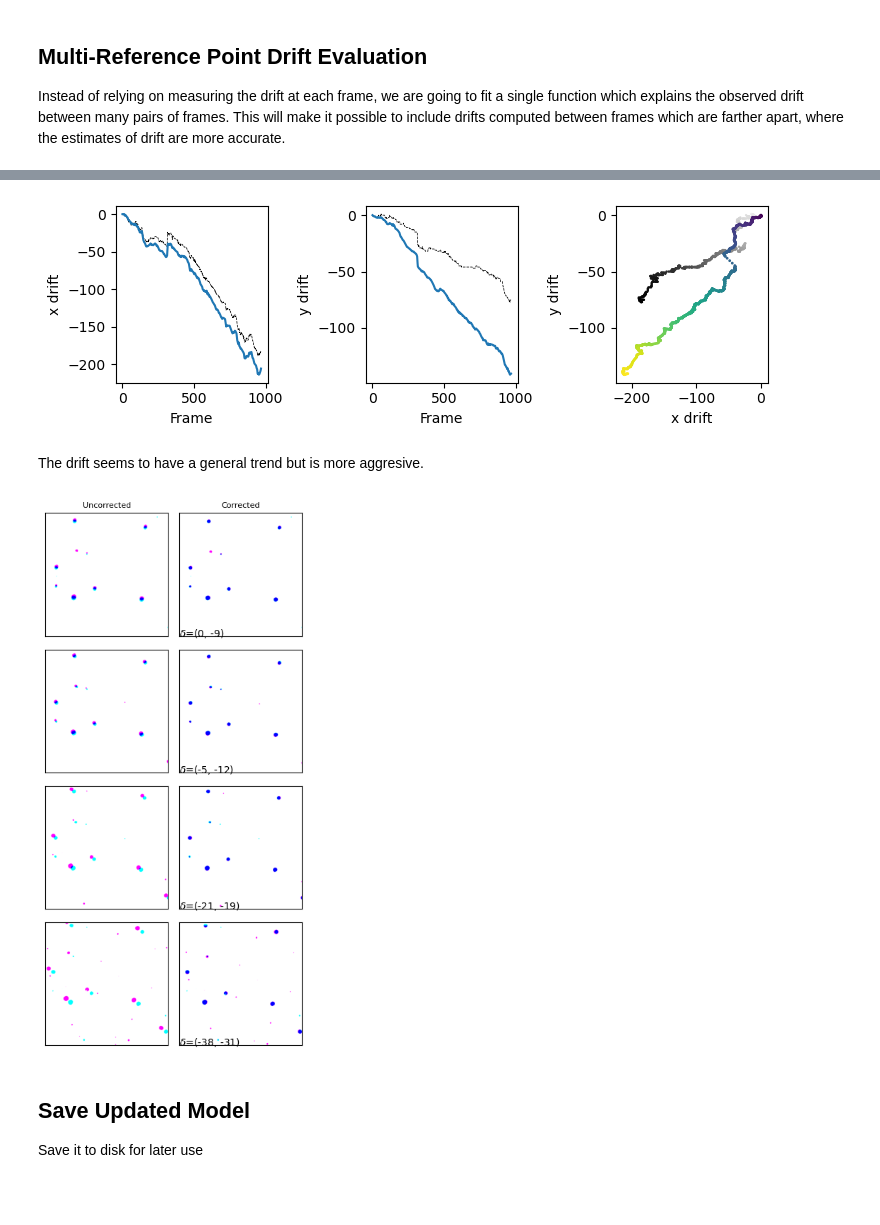
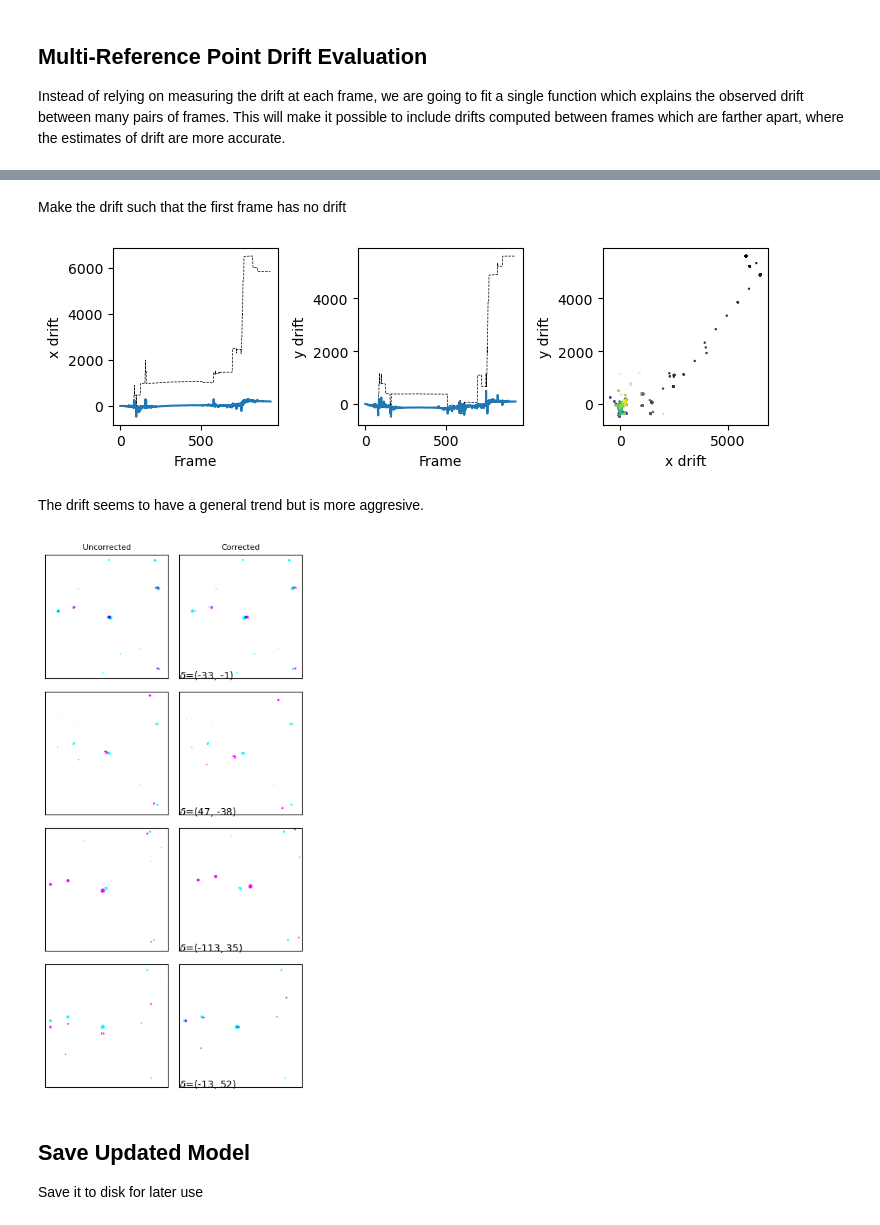
Before and after one commit to ivem-argonne/learning-damage-dynamics, a Jupyter notebook: 0_drift-correction/0_align-with-ffts.ipynb, the cells around one changed output, grey strips where cells are left out. Drawn from its saved outputs; the diff is of its cells as text; code cells hidden in the pictures; blank space fills up the shorter version.

Commit message:
Switch to llsq-based multiref drift detection

```diff
--- a/0_drift-correction/0_align-with-ffts.ipynb
+++ b/0_drift-correction/0_align-with-ffts.ipynb
@@ -17,8 +18,7 @@ import numpy as np
 # %% [markdown]
 Configuration
 # %%
-run_directory = '../data/8bitTIFF-video26-575C/'
-frames_per_drift_point: int = 4  # Decrease to increase the complexity of drift model
+run_directory = '../data/8bitTIFF-video24-550C/'
 # %% [markdown]
 Initialize the output directory
 # %%
@@ -132,7 +111,7 @@ Applying that transformation yields the two mapped directly atop each other.
 We can now compute the drift between successive images in the stack to get the total drift over time
 # %%
 stepwise_drifts = [
-    compute_drift(imread_fun(x), imread_fun(y))[0]
+    compute_drift_from_image_pair(imread_fun(x), imread_fun(y))
     for x, y in tqdm(zip(images, images[1:]))
 ]
 # %% [markdown]
@@ -305,0 +175,3 @@ Improved fitness to 0.4993846508392249
+# %%
+%%time
+model_drift = compute_drifts_from_images_multiref([imread_fun(p) for p in images], offsets=(1, 4, 16, 32), pbar=True)
@@ -306,28 +181,30 @@ Improved fitness to 0.4993846508392249
+# %% [markdown]
+Make the drift such that the first frame has no drift
+# %%
+model_drift -= model_drift[0, :]
 # %%
 fig, axs = plt.subplots(1, 3, figsize=(7.5, 2.5))
 
-frame = np.arange(len(images))
-model_drift = drift_model(frame)
 for ax, i, l in zip(axs, range(2), ['x', 'y']):
     ax.plot(total_drift[:, 1- i], 'k--', lw=0.5)
     ax.plot(model_drift[:, 1- i], '-')
     ax.set_xlabel('Frame')
     ax.set_ylabel(l + ' drift')
 
 axs[2].scatter(total_drift[:, 1], total_drift[:, 0], c=np.arange(total_drift.shape[0]), s=0.5, cmap='gray_r')
 axs[2].scatter(model_drift[:, 1], model_drift[:, 0], c=np.arange(total_drift.shape[0]), s=1)
 axs[2].set_xlabel('x drift')
 axs[2].set_ylabel('y drift')
 
 # Plot the drifts
 for ax in axs:
     ax.set_xlim(ax.get_xlim())
     ax.set_ylim(ax.get_ylim())
 
 fig.tight_layout()
 fig.savefig(out_directory / 'figures/drift-from-fft-multi-refrence.png', dpi=320)
 # %% [output]
-[figure, old version]
+[figure, new version]
 # %% [markdown]
 The drift seems to have a general trend but is more aggresive.
 # %%
@@ -343,7 +220,7 @@ for axs, (ind_1, ind_2) in zip(axxs, [(30, 60), (60, 120), (120, 240), (240, 480
     image_2 = imread_fun(images[ind_2])
 
     # Estimate the relative drift
-    drift = drift_model(ind_2) - drift_model(ind_1)
+    drift = model_drift[ind_2, :] - model_drift[ind_1, :]
 
     for ax in axs:
         ax.set_yticks(ax.set_xticks([]))
@@ -368,7 +245,7 @@ for axs, (ind_1, ind_2) in zip(axxs, [(30, 60), (60, 120), (120, 240), (240, 480
 fig.tight_layout()
 fig.savefig(out_directory / 'figures/drift-correlation-multi-reference.png', dpi=320)
 # %% [output]
-[figure, old version]
+[figure, new version]
 # %% [markdown]
 ## Save Updated Model
 Save it to disk for later use
```
Also changed, not shown: parts of 19 cells of this notebook.
